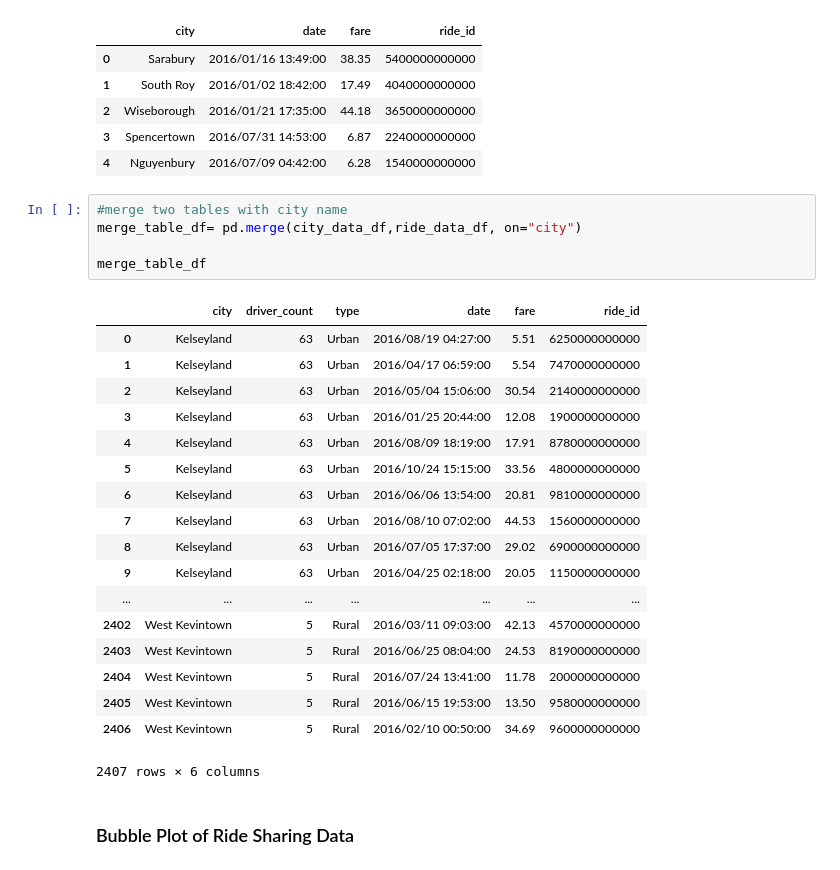
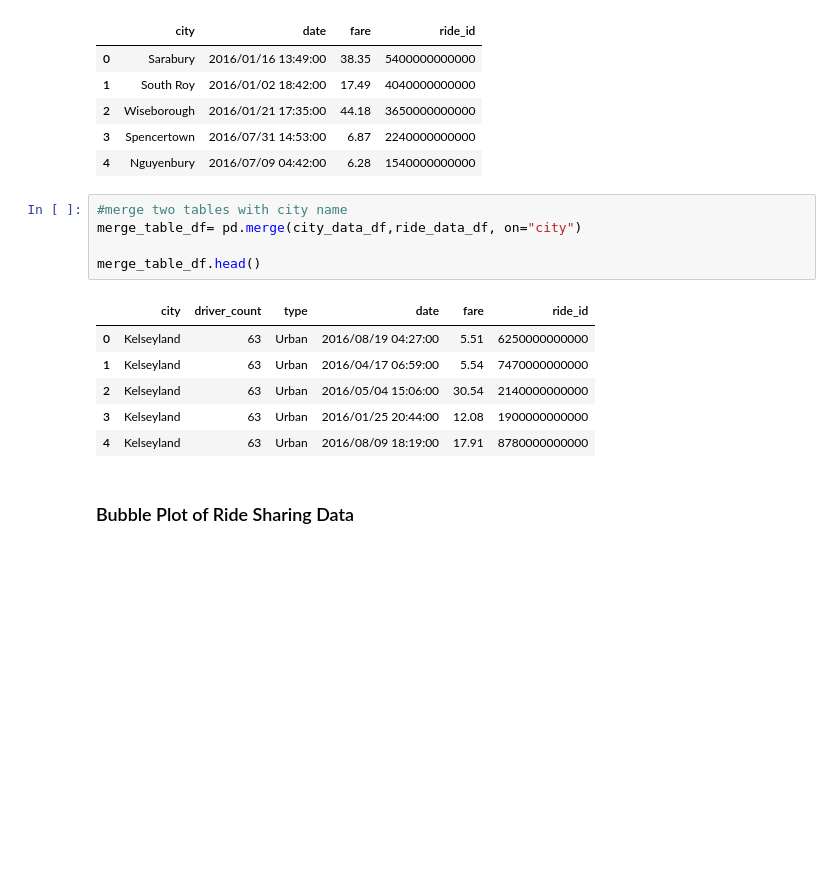
Before and after one commit to apopopopo/Pandas-HW, a Jupyter notebook: Homework-5 Matplotlib.ipynb, the cells around one changed output. Drawn from its saved outputs; the diff is of its cells as text; blank space fills up the shorter version.

```diff
--- a/Homework-5 Matplotlib.ipynb
+++ b/Homework-5 Matplotlib.ipynb
@@ -29,27 +29,15 @@ ride_data_df.head()
 # %%
 #merge two tables with city name
 merge_table_df= pd.merge(city_data_df,ride_data_df, on="city")
 
-merge_table_df
+merge_table_df.head()
 # %% [output]
 |  | city | driver_count | type | date | fare | ride_id |
 | 0 | Kelseyland | 63 | Urban | 2016/08/19 04:27:00 | 5.51 | 6250000000000 |
 | 1 | Kelseyland | 63 | Urban | 2016/04/17 06:59:00 | 5.54 | 7470000000000 |
 | 2 | Kelseyland | 63 | Urban | 2016/05/04 15:06:00 | 30.54 | 2140000000000 |
 | 3 | Kelseyland | 63 | Urban | 2016/01/25 20:44:00 | 12.08 | 1900000000000 |
 | 4 | Kelseyland | 63 | Urban | 2016/08/09 18:19:00 | 17.91 | 8780000000000 |
-| 5 | Kelseyland | 63 | Urban | 2016/10/24 15:15:00 | 33.56 | 4800000000000 |
-| 6 | Kelseyland | 63 | Urban | 2016/06/06 13:54:00 | 20.81 | 9810000000000 |
-| 7 | Kelseyland | 63 | Urban | 2016/08/10 07:02:00 | 44.53 | 1560000000000 |
-| 8 | Kelseyland | 63 | Urban | 2016/07/05 17:37:00 | 29.02 | 6900000000000 |
-| 9 | Kelseyland | 63 | Urban | 2016/04/25 02:18:00 | 20.05 | 1150000000000 |
-| ... | ... | ... | ... | ... | ... | ... |
-| 2402 | West Kevintown | 5 | Rural | 2016/03/11 09:03:00 | 42.13 | 4570000000000 |
-| 2403 | West Kevintown | 5 | Rural | 2016/06/25 08:04:00 | 24.53 | 8190000000000 |
-| 2404 | West Kevintown | 5 | Rural | 2016/07/24 13:41:00 | 11.78 | 2000000000000 |
-| 2405 | West Kevintown | 5 | Rural | 2016/06/15 19:53:00 | 13.50 | 9580000000000 |
-| 2406 | West Kevintown | 5 | Rural | 2016/02/10 00:50:00 | 34.69 | 9600000000000 |
-2407 rows × 6 columns
 # %% [markdown]
 ### Bubble Plot of Ride Sharing Data
 # %%
```
